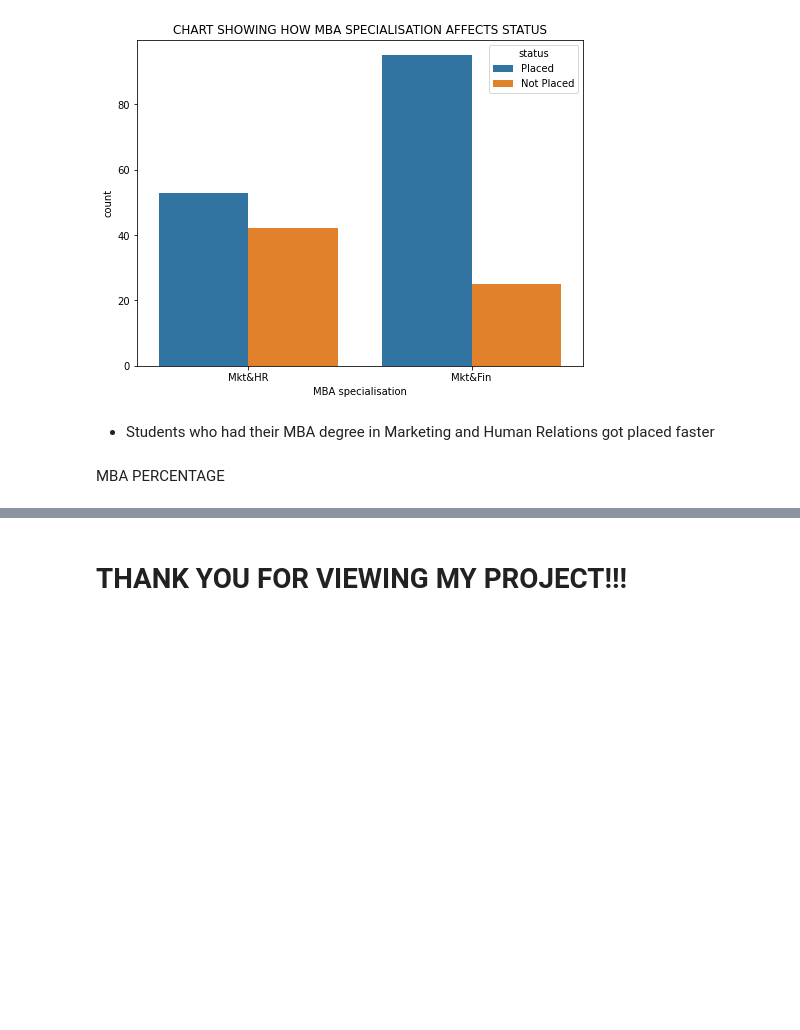
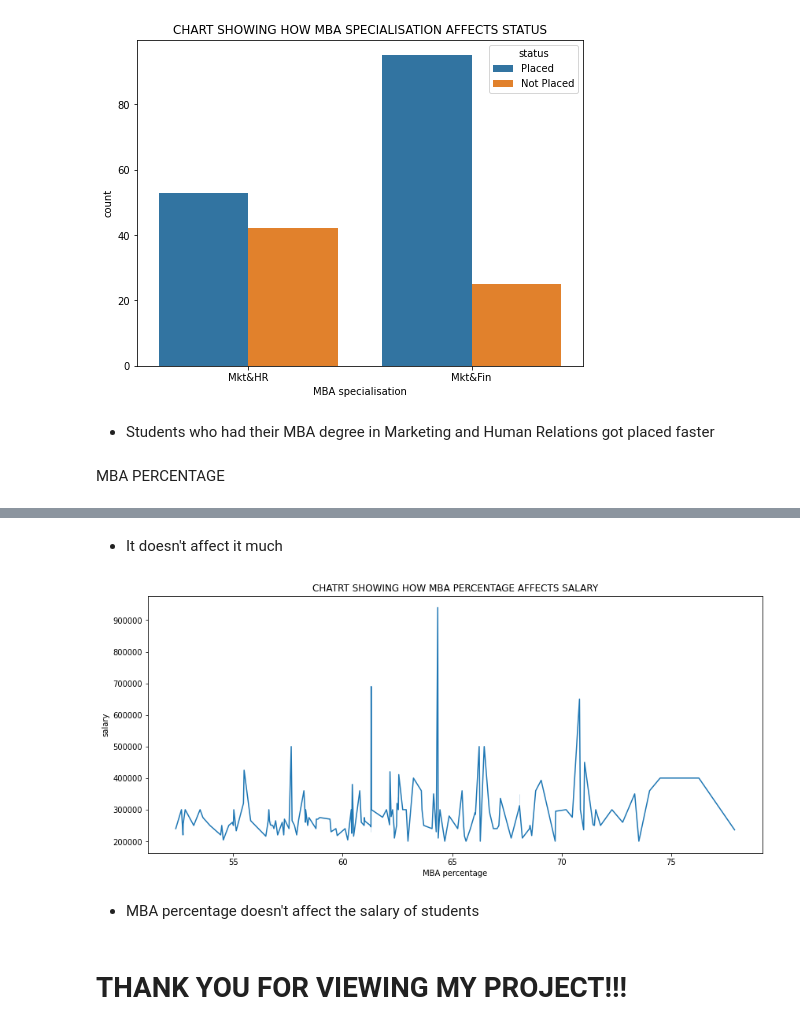
Before and after one commit to devchoplife/Campus-placement, a Jupyter notebook: school_placement.ipynb, the cells around one changed output, grey strips where cells are left out. Drawn from its saved outputs; the diff is of its cells as text; code cells hidden in the pictures; blank space fills up the shorter version.

```diff
--- a/school_placement.ipynb
+++ b/school_placement.ipynb
@@ -539,2 +547,14 @@ MBA PERCENTAGE
+# %% [markdown]
+* It doesn't affect it much
+# %%
+plt.figure(figsize = (14, 6))
+sns.lineplot('mba_p', 'salary', data = pment)
+plt.xlabel("MBA percentage")
+plt.title("CHATRT SHOWING HOW MBA PERCENTAGE AFFECTS SALARY")
+plt.show()
+# %% [output]
+[figure, added]
+# %% [markdown]
+* MBA percentage doesn't affect the salary of students
 # %% [markdown]
 # **THANK YOU FOR VIEWING MY PROJECT!!!**
```
Also changed, not shown: parts of 1 cell of this notebook.
